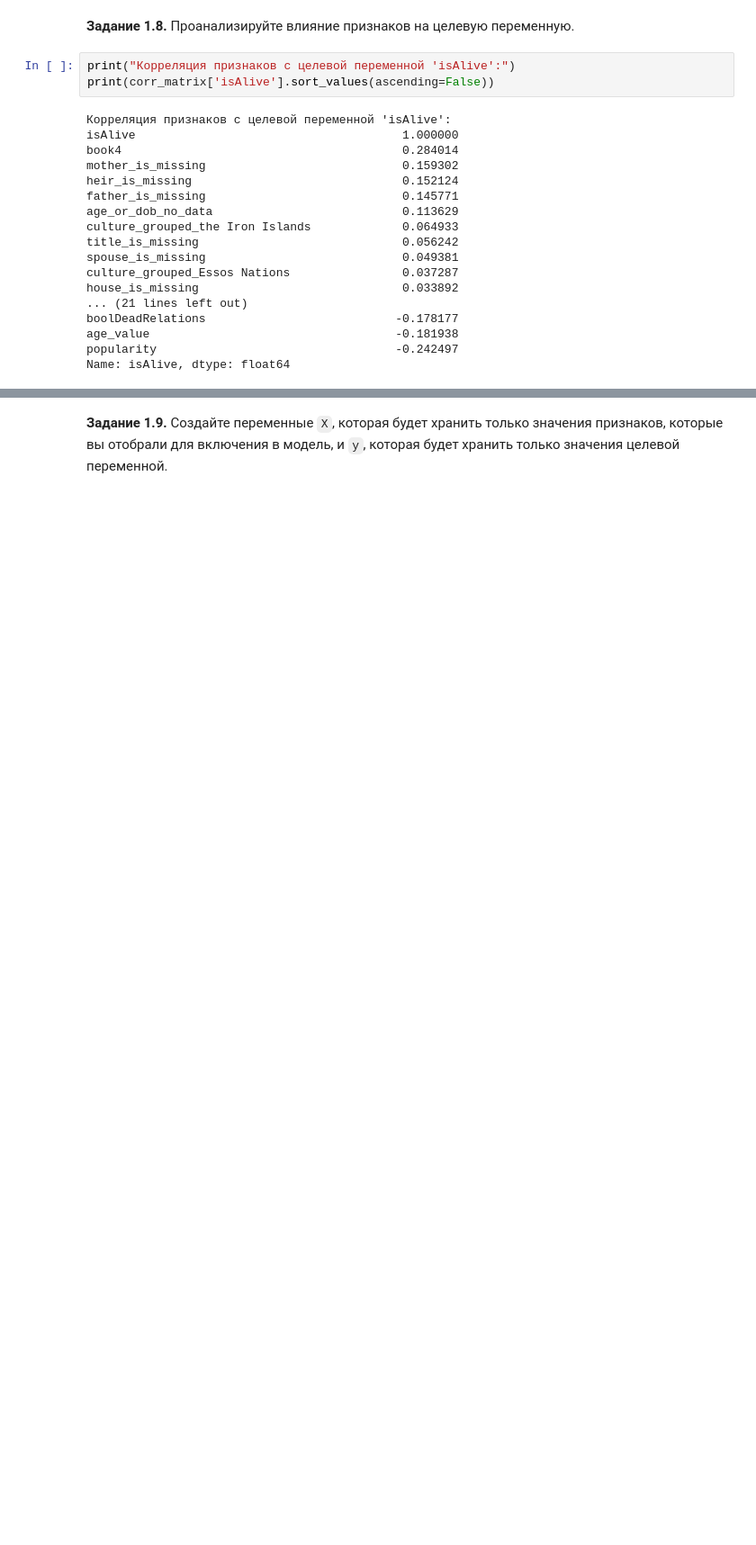
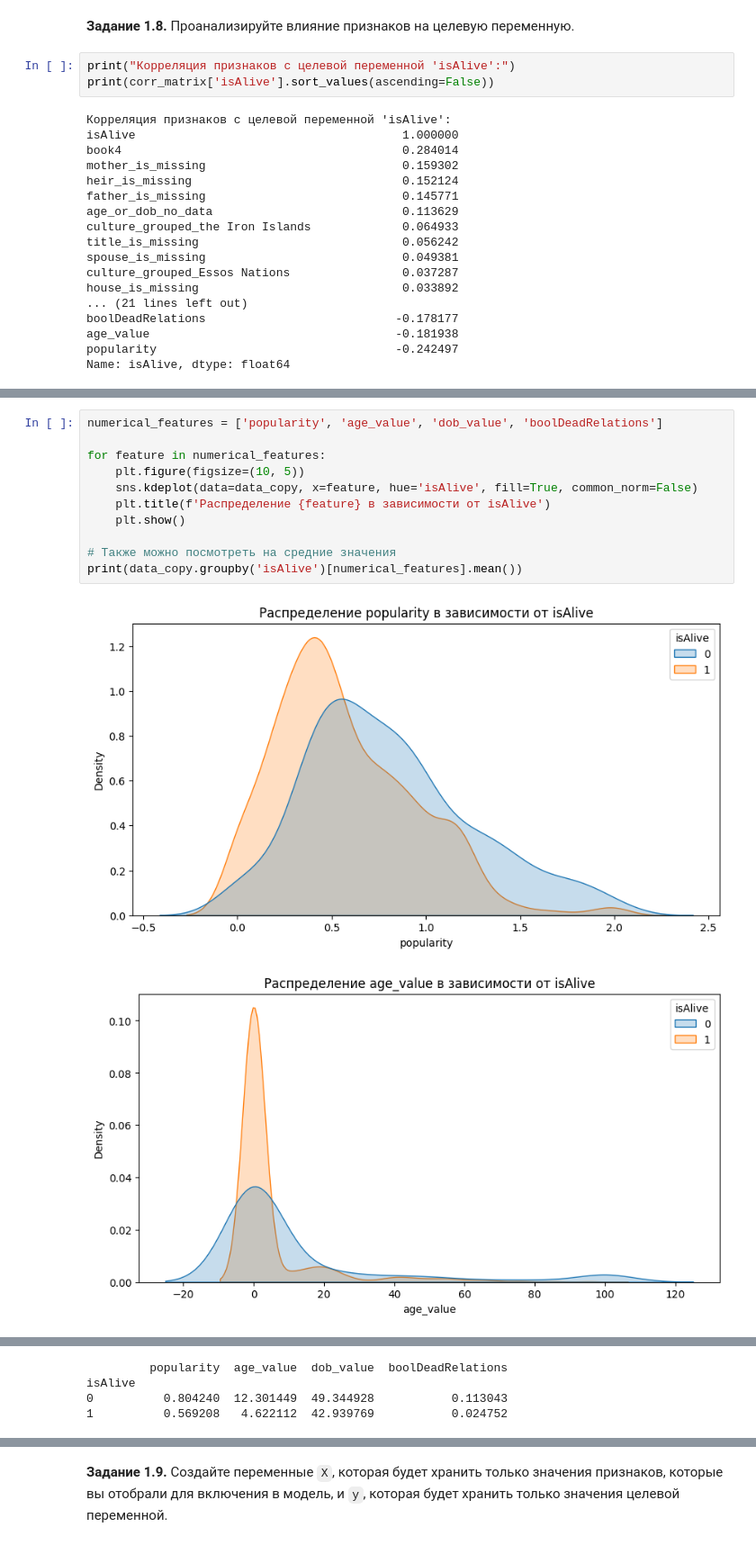
Before and after one commit to VaSiluck/Game_of_thrones_death_analysis, a Jupyter notebook: week_01_ml_intro/Homework/hw_1_game_of_thrones.ipynb, the cells around one changed output, grey strips where cells are left out. Shown at 90% size. Cells and saved outputs as stored; diff of their text form; blank space fills up the shorter version.

```diff
--- a/week_01_ml_intro/Homework/hw_1_game_of_thrones.ipynb
+++ b/week_01_ml_intro/Homework/hw_1_game_of_thrones.ipynb
@@ -700,0 +714,14 @@ Name: isAlive, dtype: float64
+# %%
+numerical_features = ['popularity', 'age_value', 'dob_value', 'boolDeadRelations']
+
+for feature in numerical_features:
+    plt.figure(figsize=(10, 5))
+    sns.kdeplot(data=data_copy, x=feature, hue='isAlive', fill=True, common_norm=False)
+    plt.title(f'Распределение {feature} в зависимости от isAlive')
+    plt.show()
+
+# Также можно посмотреть на средние значения
+print(data_copy.groupby('isAlive')[numerical_features].mean())
+# %% [output]
+[figure, added]
+[figure, added]
@@ -700,0 +730,4 @@ Name: isAlive, dtype: float64
+         popularity  age_value  dob_value  boolDeadRelations
+isAlive
+0          0.804240  12.301449  49.344928           0.113043
+1          0.569208   4.622112  42.939769           0.024752
```
Also changed, not shown: parts of 19 cells of this notebook.
